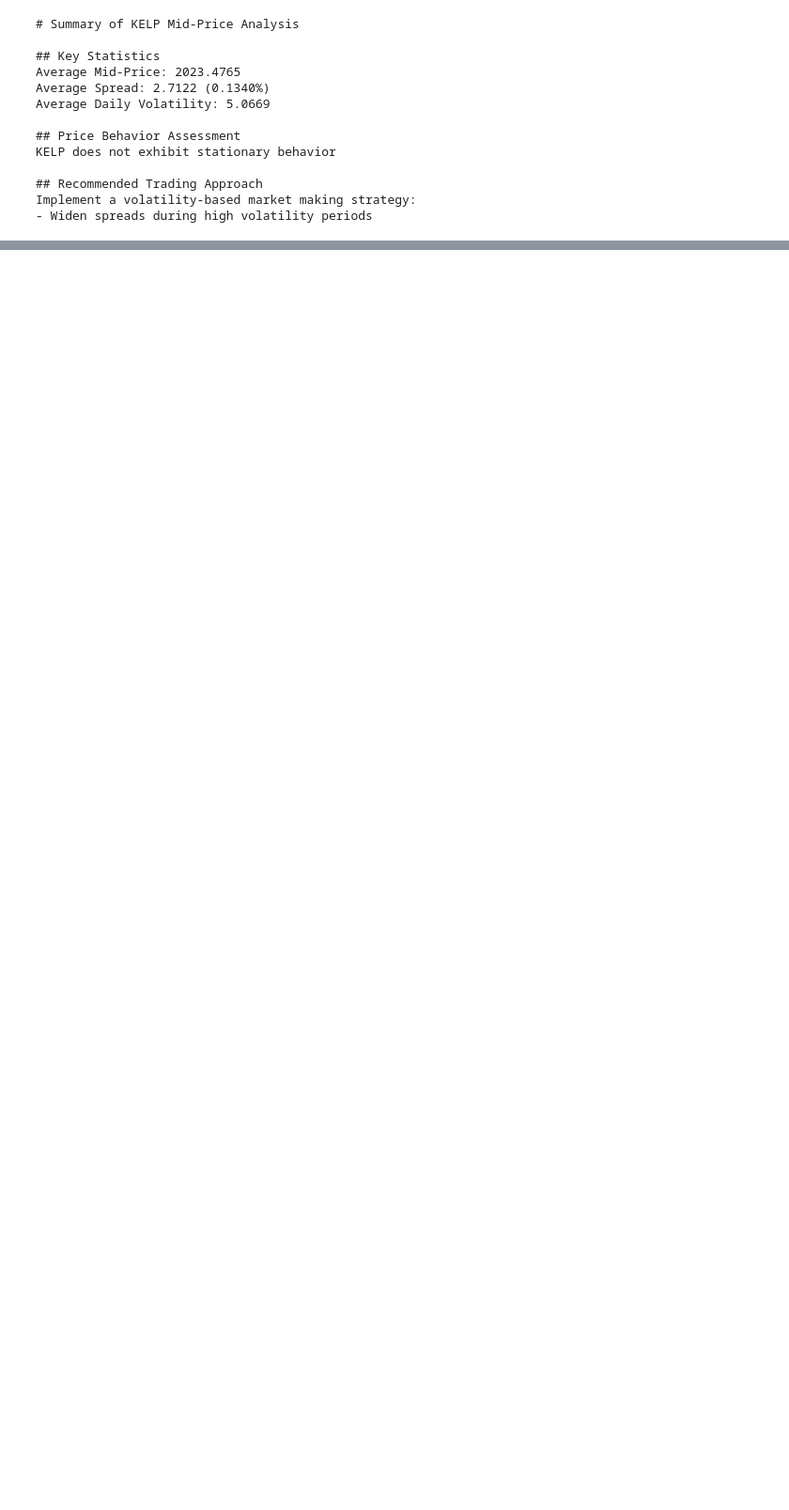
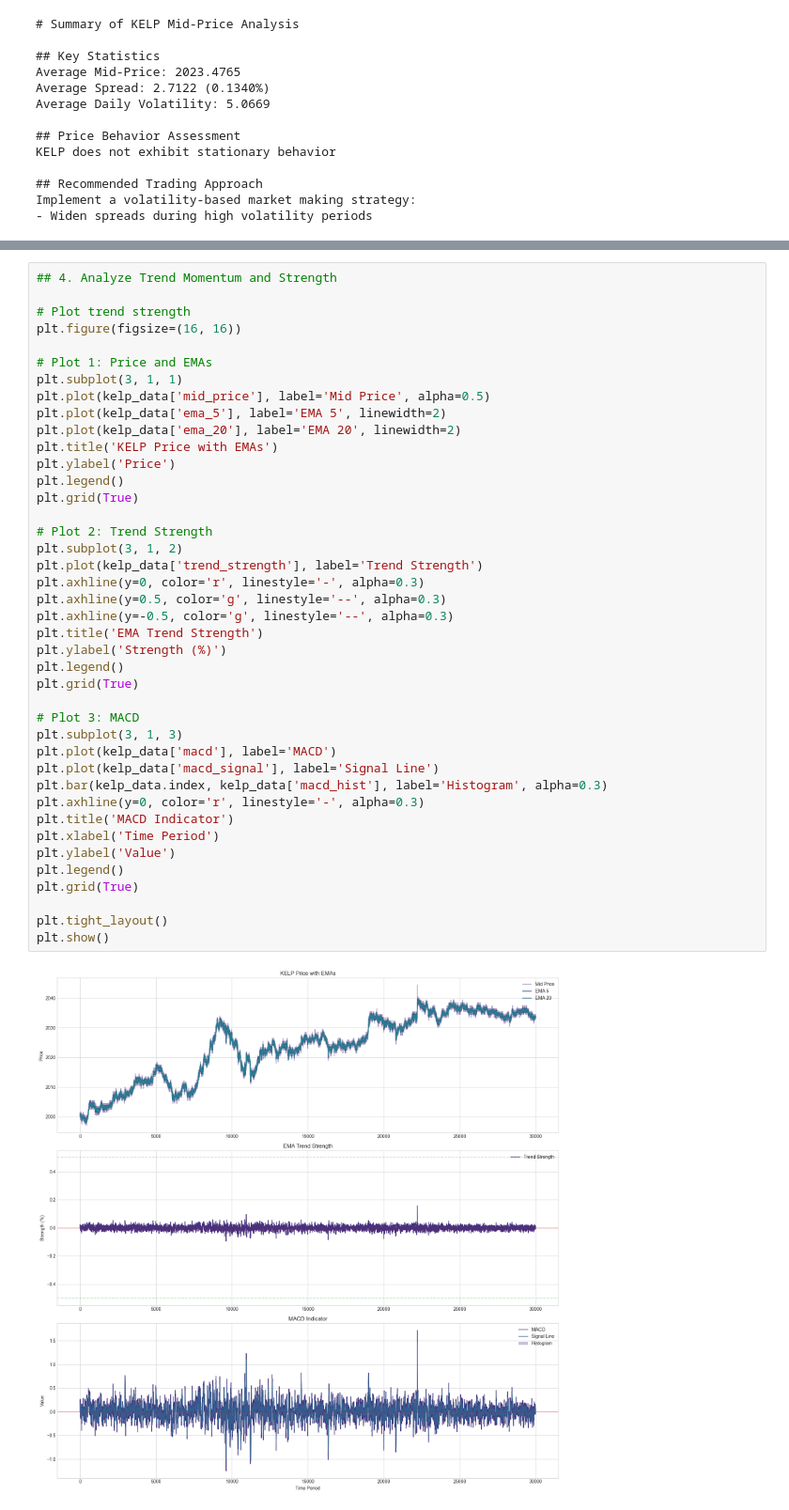
Before and after one commit to tomas-zuquete/imc-prosperity-3, a Jupyter notebook: round_1/KELP_analysis.ipynb, the cells around one changed output, grey strips where cells are left out. Shown at 94% size. Saved outputs shown, nothing was run; the diff lists cells and outputs as text; blank space fills up the shorter version.

```diff
--- a/round_1/KELP_analysis.ipynb
+++ b/round_1/KELP_analysis.ipynb
@@ -912,0 +1067,43 @@ Implement a volatility-based market making strategy:
+# %%
+## 4. Analyze Trend Momentum and Strength
+
+# Plot trend strength
+plt.figure(figsize=(16, 16))
+
+# Plot 1: Price and EMAs
+plt.subplot(3, 1, 1)
+plt.plot(kelp_data['mid_price'], label='Mid Price', alpha=0.5)
+plt.plot(kelp_data['ema_5'], label='EMA 5', linewidth=2)
+plt.plot(kelp_data['ema_20'], label='EMA 20', linewidth=2)
+plt.title('KELP Price with EMAs')
+plt.ylabel('Price')
+plt.legend()
+plt.grid(True)
+
+# Plot 2: Trend Strength
+plt.subplot(3, 1, 2)
+plt.plot(kelp_data['trend_strength'], label='Trend Strength')
+plt.axhline(y=0, color='r', linestyle='-', alpha=0.3)
+plt.axhline(y=0.5, color='g', linestyle='--', alpha=0.3)
+plt.axhline(y=-0.5, color='g', linestyle='--', alpha=0.3)
+plt.title('EMA Trend Strength')
+plt.ylabel('Strength (%)')
+plt.legend()
+plt.grid(True)
+
+# Plot 3: MACD
+plt.subplot(3, 1, 3)
+plt.plot(kelp_data['macd'], label='MACD')
+plt.plot(kelp_data['macd_signal'], label='Signal Line')
+plt.bar(kelp_data.index, kelp_data['macd_hist'], label='Histogram', alpha=0.3)
+plt.axhline(y=0, color='r', linestyle='-', alpha=0.3)
+plt.title('MACD Indicator')
+plt.xlabel('Time Period')
+plt.ylabel('Value')
+plt.legend()
+plt.grid(True)
+
+plt.tight_layout()
+plt.show()
+# %% [output]
+[figure, added]
```
Also changed, not shown: parts of 27 cells of this notebook.
